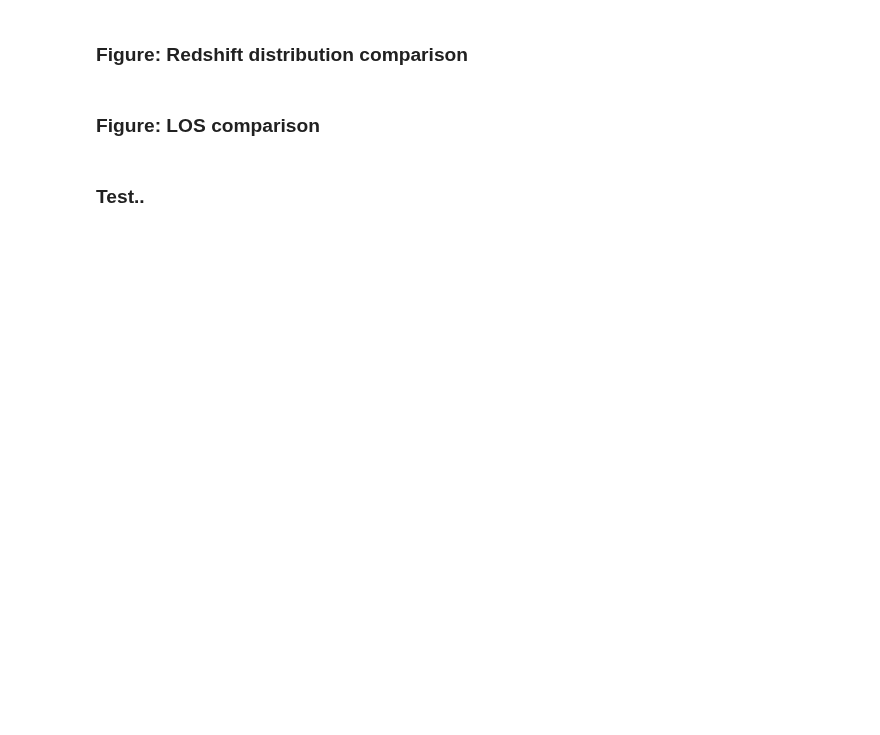
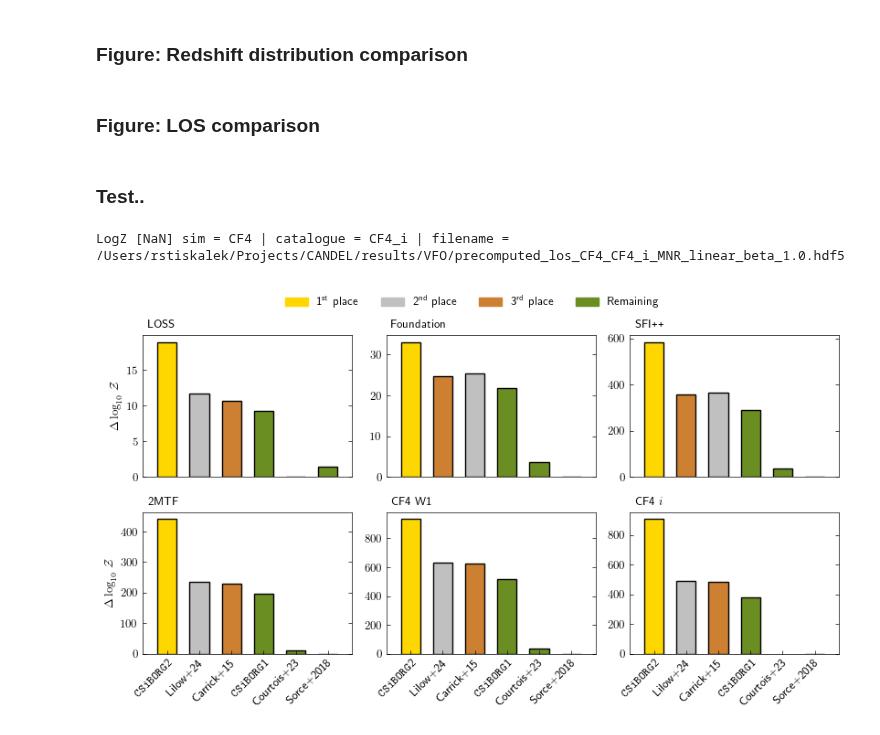
Before and after one commit to Richard-Sti/CANDEL, a Jupyter notebook: notebooks/paper_VFO/main_VFO.ipynb, the cells around one changed output. Cells and saved outputs as stored; diff of their text form; code cells hidden in the pictures; blank space fills up the shorter version.

```diff
--- a/notebooks/paper_VFO/main_VFO.ipynb
+++ b/notebooks/paper_VFO/main_VFO.ipynb
@@ -194,36 +225,17 @@ files = [
     ["Lilow2024", [join(root, f"precomputed_los_Lilow2024_{sample}_MNR_double_powerlaw_beta_1.0.hdf5") for sample in samples]],
     ["Carrick2015", [join(root, f"precomputed_los_Carrick2015_{sample}_MNR_linear_from_beta_stochastic.hdf5") for sample in samples]],
     ["CB1", [join(root, f"precomputed_los_CB1_{sample}_MNR_double_powerlaw_beta_1.0.hdf5") for sample in samples]],
-    ["HAMLET_V0", [join(root, f"precomputed_los_HAMLET_V0_{sample}_MNR_linear_beta_1.0.hdf5") for sample in samples]],
+    # ["HAMLET_V0", [join(root, f"precomputed_los_HAMLET_V0_{sample}_MNR_linear_beta_1.0.hdf5") for sample in samples]],
     ["CF4", [join(root, f"precomputed_los_CF4_{sample}_MNR_linear_beta_1.0.hdf5") for sample in samples]],
     ["CLONES", [join(root, f"precomputed_los_CLONES_{sample}_MNR_double_powerlaw_beta_1.0.hdf5") for sample in samples]],
-    ["HAMLET_V1", [join(root, f"precomputed_los_HAMLET_V1_{sample}_MNR_double_powerlaw_beta_1.0.hdf5") for sample in samples]],
+    # ["HAMLET_V1", [join(root, f"precomputed_los_HAMLET_V1_{sample}_MNR_double_powerlaw_beta_1.0.hdf5") for sample in samples]],
     ]
 
-
 files = switch_paths_SN_to_no_MNR(files)
-
-
-gof = np.array([
-    [candel.read_gof(f, "logZ_harmonic", raise_error=False) for f in fs]
-    for _, fs in files
-])
-
-
-gof[~np.isfinite(gof)] = np.nan
-
-Nsim, Ncat = gof.shape
-for i in range(Nsim):
-    simname, _ = files[i]
-    for j in range(Ncat):
-        cat = samples[j]
-        if np.isnan(gof[i, j]):
-            print(f"[NaN] sim={simname}, catalogue={cat}")
-
-
-gof -= np.nanmin(gof, axis=0)[None, :]
+gof = load_and_clean_logZ(files, samples)
+# %% [output]
+LogZ [NaN] sim = CF4 | catalogue = CF4_i | filename = /Users/rstiskalek/Projects/CANDEL/results/VFO/precomputed_los_CF4_CF4_i_MNR_linear_beta_1.0.hdf5
 # %%
-
 def _top3_colors(vals):
     finite = np.isfinite(vals)
     cols = ["lightgray" if not ok else "olivedrab" for ok in finite]
@@ -247,8 +259,6 @@ assert gof.shape == (Ns, len(samples)), "gof shape must be (Nrec, 6)."
 
 # Make Δlog10 Z per catalogue (column-normalised)
 y = gof.copy()                         # (Nrec, 6)
-y -= np.nanmin(y, axis=0, keepdims=True)
-y = y / np.log(10.0)                   # convert to log10 if input was ln
 
 # Plot: always 6 catalogues → 2x3 grid; arbitrary number of reconstructions (bars per panel)
 with plt.style.context("science"):
@@ -279,30 +289,32 @@ with plt.style.context("science"):
         # x tick labels only on bottom row
         if i == 1:
             ax.set_xticks(np.arange(Ns), [simname2label(s) for s in rec_names],
                           rotation=45, ha="right")
             # nudge labels slightly right
             offset = mtransforms.ScaledTranslation(5 / 72, 0, fig.dpi_scale_trans)
             for lab in ax.get_xticklabels():
                 lab.set_transform(lab.get_transform() + offset)
         else:
             ax.set_xticks([], [])
 
         ax.tick_params(axis="x", which="major", top=False)
         ax.tick_params(axis="x", which="minor", top=False, length=0)
         ax.tick_params(axis="y", which="minor", length=0)
 
     for i in range(2):
         axs[i, 0].set_ylabel(r"$\Delta \log_{10}\,\mathcal{Z}$")
 
     # Legend for ranking colors
     gold   = mpatches.Patch(color="#FFD700", label=r"1\textsuperscript{st} place")
     silver = mpatches.Patch(color="#C0C0C0", label=r"2\textsuperscript{nd} place")
     bronze = mpatches.Patch(color="#CD7F32", label=r"3\textsuperscript{rd} place")
     green  = mpatches.Patch(color="olivedrab", label=r"Remaining")
     fig.legend(handles=[gold, silver, bronze, green],
                loc="upper center", bbox_to_anchor=(0.5, 1.05),
                ncol=4, frameon=False)
 
     fig.tight_layout()
     fig.savefig("/Users/rstiskalek/Downloads/gof_plot.png", dpi=300)
     fig.show()
+# %% [output]
+[figure, added]
```
Also changed, not shown: parts of 7 cells of this notebook.
